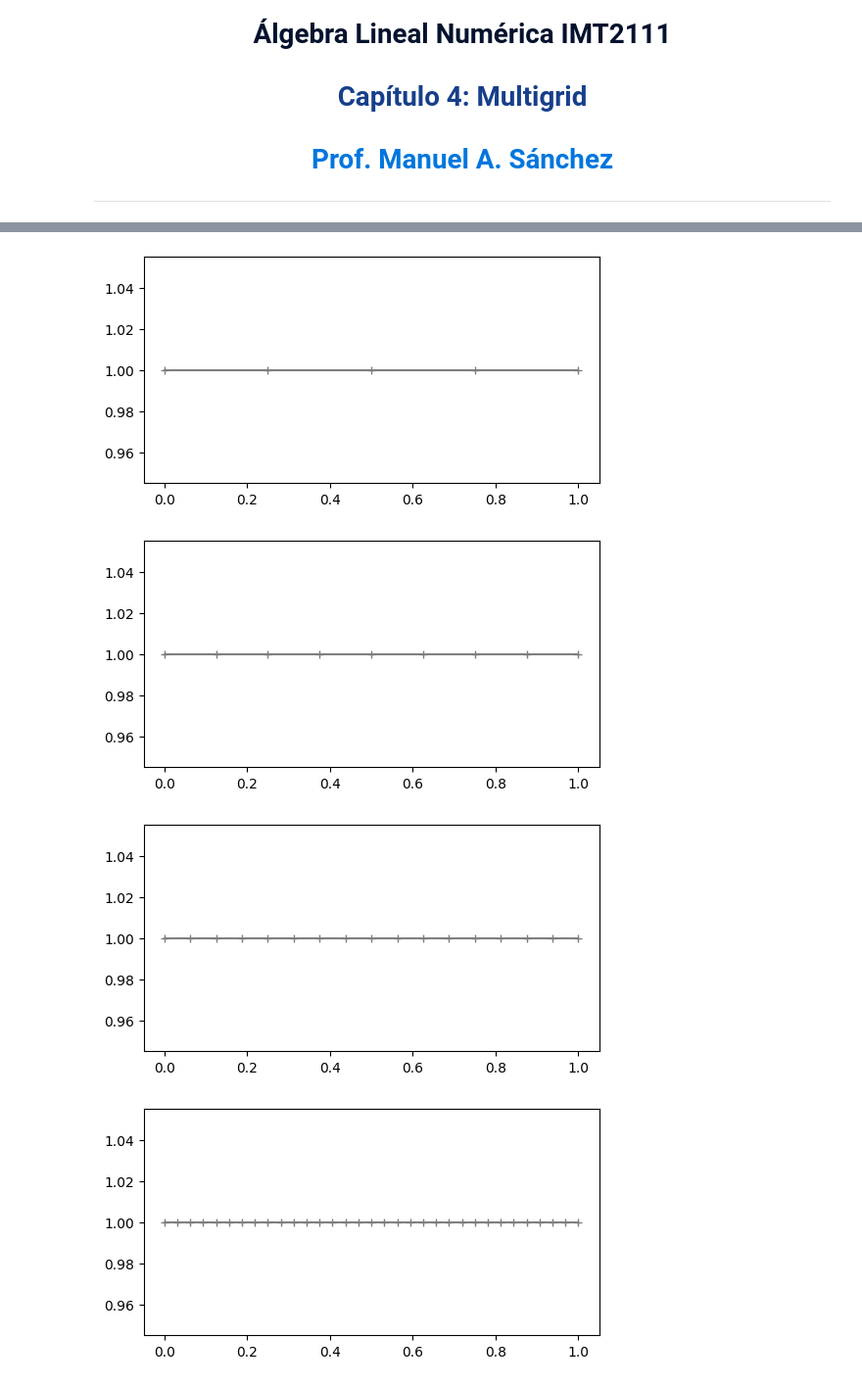
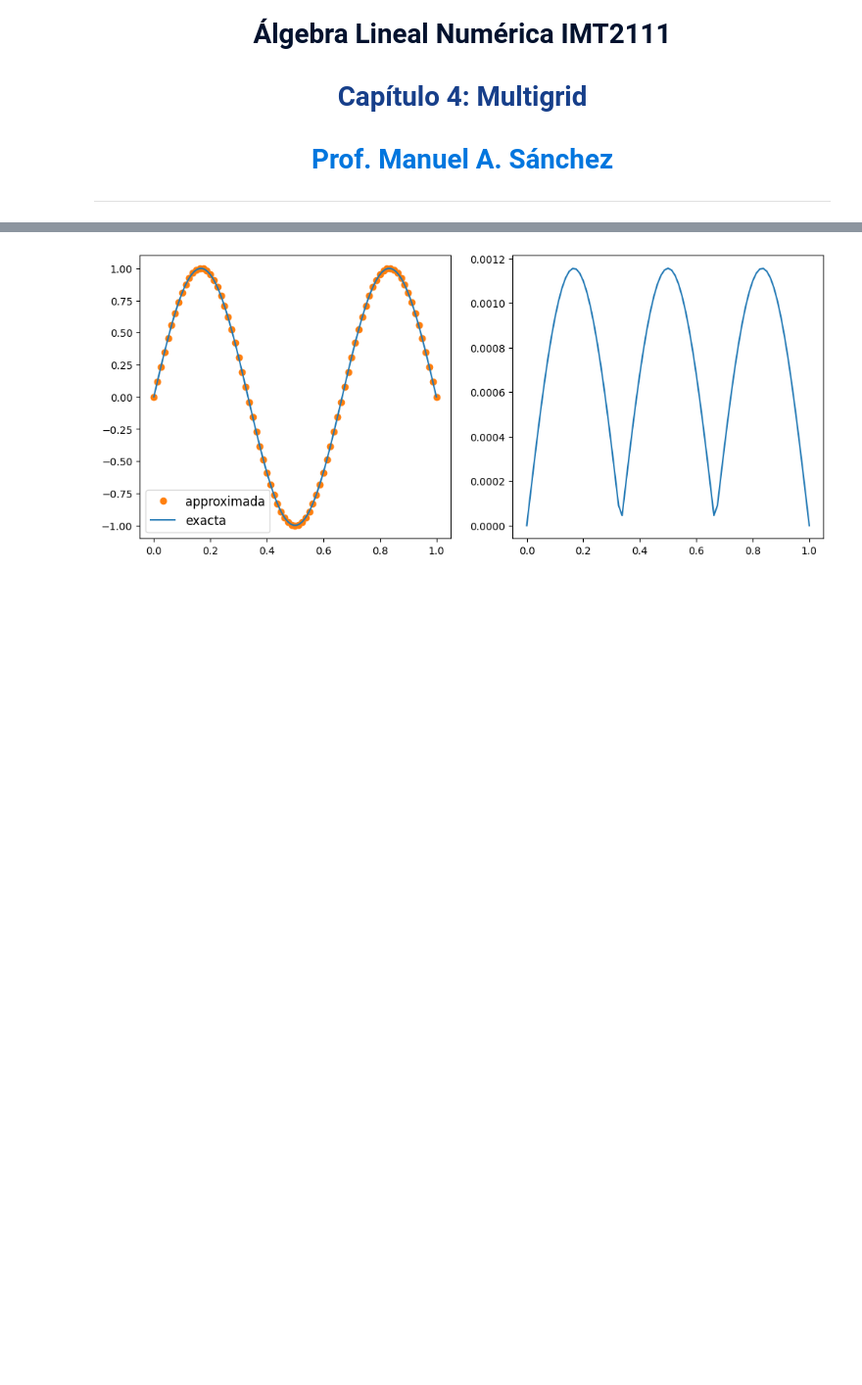
Before and after one commit to ManuelSanchezUribe/IMT2111-ALN, a Jupyter notebook: Clases/Capitulo4_Multigrid.ipynb, the cells around one changed output, grey strips where cells are left out. Shown at 98% size. Cells and saved outputs as stored; diff of their text form; code cells hidden in the pictures; blank space fills up the shorter version.

```diff
--- a/Clases/Capitulo4_Multigrid.ipynb
+++ b/Clases/Capitulo4_Multigrid.ipynb
@@ -56,18 +56,22 @@ class mesh1d:
 
 def diff1dPoissonmatrix(a=0, b=1, n=5):
     deltax = (b-a)/n
+    print(deltax)
     A = 2.0/(deltax**2)*np.eye(n-1) -1.0/(deltax**2)*np.diag(np.ones(n-2),-1) - 1.0/(deltax**2)*np.diag(np.ones(n-2),1)
     return A
 
 # Problema de Poisson: -u'' = f
-# ufun1D = lambda x: np.sin(2*np.pi*x)
-# f = lambda x: 4*np.pi**2*np.sin(2*np.pi*x)
-ufun1D = lambda x: x**2*(1-x)**2
-f      = lambda x: -2*(6*x**2-6*x+1)
+ufun1D = lambda x: np.sin(3*np.pi*x)
+f = lambda x: (3*np.pi)**2*np.sin(3*np.pi*x)
+
+# ufun1D = lambda x: np.sin(4*np.pi*x)
+# f = lambda x: (4*np.pi)**2*np.sin(4*np.pi*x)
+# ufun1D = lambda x: x**2*(1-x)**2
+# f      = lambda x: -2*(6*x**2-6*x+1)
 # Grilla de diferencias finitas
-n = 4
+n0 = 5
 mesh = mesh1d(a=0.0, b=1.0)
-mesh.generate_uniform(n=n)
+mesh.generate_uniform(n=n0)
 mesh.plot()
 
 
@@ -79,18 +83,19 @@ mesh.plot()
 
 mesh.refine()
 mesh.plot()
-
+# Matriz de diferencias finitas
+A2h = diff1dPoissonmatrix(n=mesh.x.size-1)
 mesh.refine()
 mesh.plot()
 
-nrefine = mesh.x.size-1
+
 X = mesh.x
 
 # Matriz de diferencias finitas
-A1d = diff1dPoissonmatrix(n=nrefine)
+A1d = diff1dPoissonmatrix(n=mesh.x.size-1)
 # vector de diferencias finitas
-b1d = np.asarray([f(X[j]) for j in range(1,nrefine) ])
+b1d = np.asarray([f(X[j]) for j in range(1,X.size-1) ])
 
 # Resolvermos el sistema lineal
-u = np.zeros(nrefine+1, dtype=np.float64)
-u[1:nrefine] = np.linalg.solve(A1d, b1d)
+u = np.zeros(mesh.x.size, dtype=np.float64)
+u[1:(X.size-1)] = np.linalg.solve(A1d, b1d)
@@ -97,14 +110,12 @@ u[1:nrefine] = np.linalg.solve(A1d, b1d)
 # %%
 fig, ax = plt.subplots(1,2, figsize=(12,5))
 
 ax[0].plot(X, u,color='C01', marker='o', linestyle='None', label='approximada')
-ax[0].plot(X, ufun1D(X), label='exacta')
+Xplot=np.linspace(0,1,100)
+ax[0].plot(Xplot, ufun1D(Xplot), label='exacta')
 ax[0].legend(loc="best", fontsize=12)
 
 ax[1].plot(X, np.abs(ufun1D(X)-u), label='exacta')
 plt.show()
 # %% [output]
-[figure, old version]
+[figure, new version]
-[figure, removed]
-[figure, removed]
-[figure, removed]
```
Also changed, not shown: parts of 14 cells of this notebook, 2 other files.
